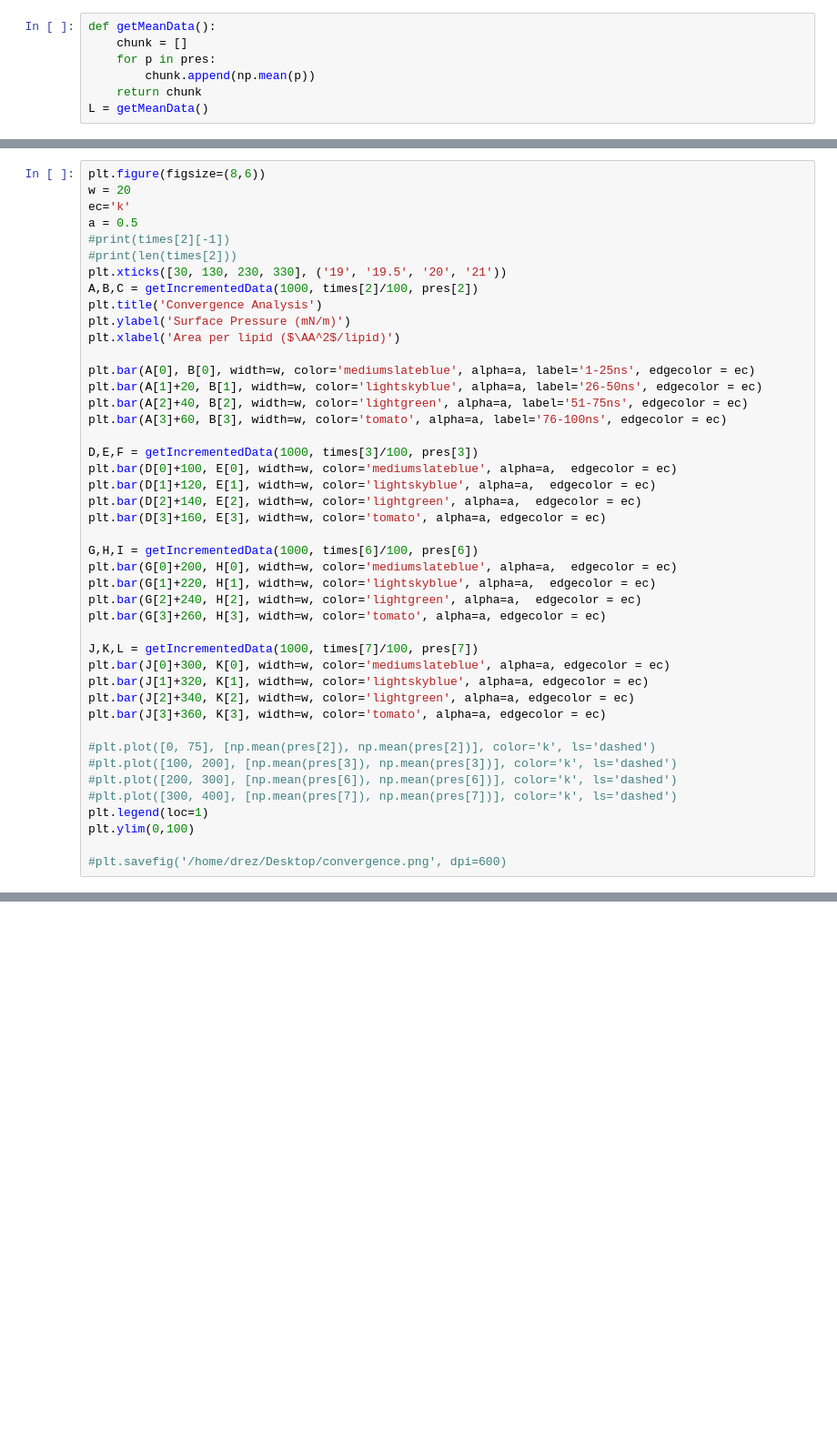
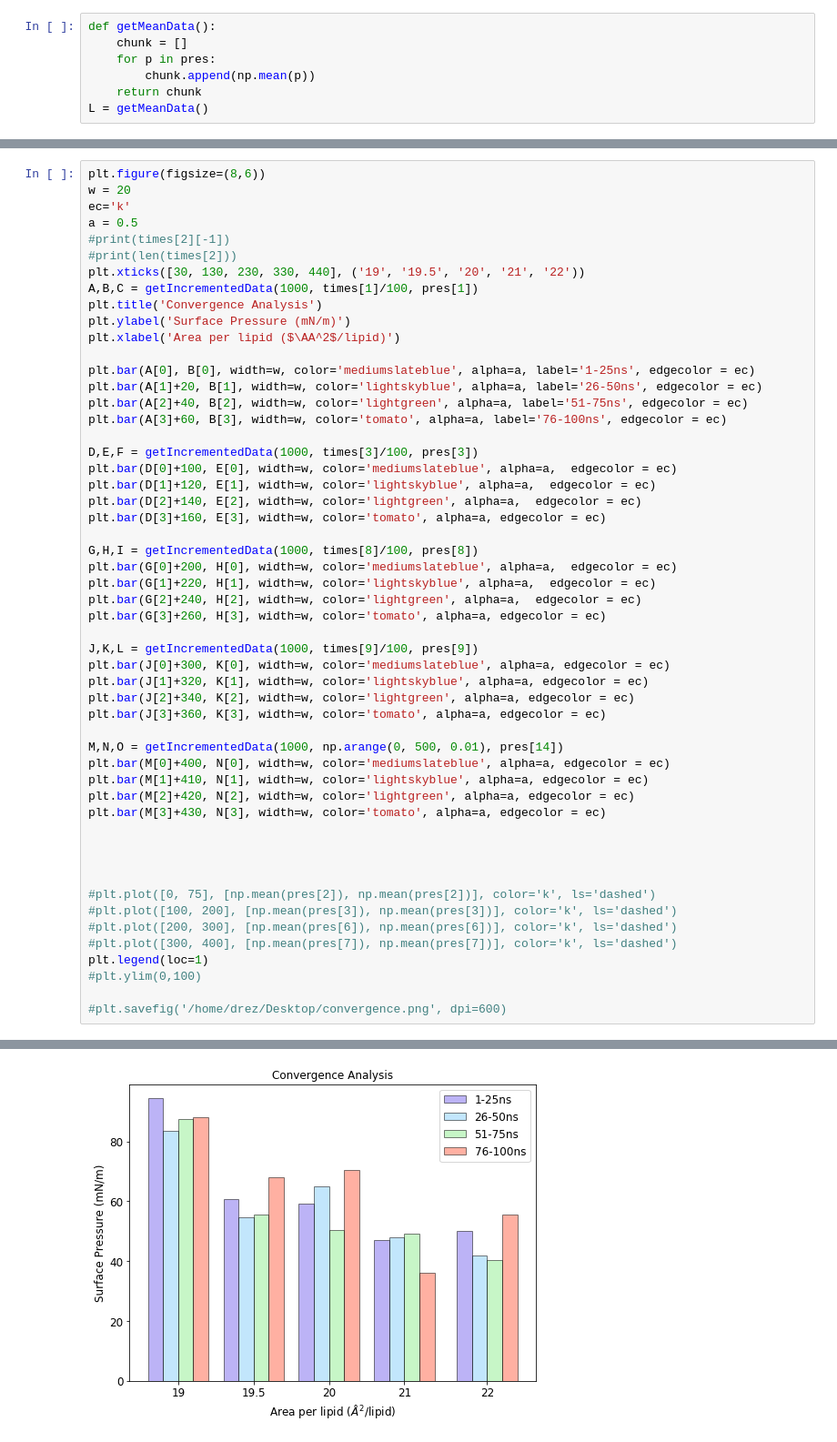
Before and after one commit to fearlessroad/mixed-monolayers, a Jupyter notebook: si_figures/surf-ten_convergence.ipynb, the cells around one changed output, grey strips where cells are left out. Shown at 91% size. Drawn from its saved outputs; the diff is of its cells as text; blank space fills up the shorter version.

```diff
--- a/si_figures/surf-ten_convergence.ipynb
+++ b/si_figures/surf-ten_convergence.ipynb
@@ -146,8 +184,8 @@ ec='k'
 a = 0.5
 #print(times[2][-1])
 #print(len(times[2]))
-plt.xticks([30, 130, 230, 330], ('19', '19.5', '20', '21'))
-A,B,C = getIncrementedData(1000, times[2]/100, pres[2])
+plt.xticks([30, 130, 230, 330, 440], ('19', '19.5', '20', '21', '22'))
+A,B,C = getIncrementedData(1000, times[1]/100, pres[1])
 plt.title('Convergence Analysis')
 plt.ylabel('Surface Pressure (mN/m)')
 plt.xlabel('Area per lipid ($\AA^2$/lipid)')
@@ -163,23 +201,33 @@ plt.bar(D[1]+120, E[1], width=w, color='lightskyblue', alpha=a,  edgecolor = ec)
 plt.bar(D[2]+140, E[2], width=w, color='lightgreen', alpha=a,  edgecolor = ec)
 plt.bar(D[3]+160, E[3], width=w, color='tomato', alpha=a, edgecolor = ec)
 
-G,H,I = getIncrementedData(1000, times[6]/100, pres[6])
+G,H,I = getIncrementedData(1000, times[8]/100, pres[8])
 plt.bar(G[0]+200, H[0], width=w, color='mediumslateblue', alpha=a,  edgecolor = ec)
 plt.bar(G[1]+220, H[1], width=w, color='lightskyblue', alpha=a,  edgecolor = ec)
 plt.bar(G[2]+240, H[2], width=w, color='lightgreen', alpha=a,  edgecolor = ec)
 plt.bar(G[3]+260, H[3], width=w, color='tomato', alpha=a, edgecolor = ec)
 
-J,K,L = getIncrementedData(1000, times[7]/100, pres[7])
+J,K,L = getIncrementedData(1000, times[9]/100, pres[9])
 plt.bar(J[0]+300, K[0], width=w, color='mediumslateblue', alpha=a, edgecolor = ec)
 plt.bar(J[1]+320, K[1], width=w, color='lightskyblue', alpha=a, edgecolor = ec)
 plt.bar(J[2]+340, K[2], width=w, color='lightgreen', alpha=a, edgecolor = ec)
 plt.bar(J[3]+360, K[3], width=w, color='tomato', alpha=a, edgecolor = ec)
+
+M,N,O = getIncrementedData(1000, np.arange(0, 500, 0.01), pres[14])
+plt.bar(M[0]+400, N[0], width=w, color='mediumslateblue', alpha=a, edgecolor = ec)
+plt.bar(M[1]+410, N[1], width=w, color='lightskyblue', alpha=a, edgecolor = ec)
+plt.bar(M[2]+420, N[2], width=w, color='lightgreen', alpha=a, edgecolor = ec)
+plt.bar(M[3]+430, N[3], width=w, color='tomato', alpha=a, edgecolor = ec)
+
+
+
 
 #plt.plot([0, 75], [np.mean(pres[2]), np.mean(pres[2])], color='k', ls='dashed')
 #plt.plot([100, 200], [np.mean(pres[3]), np.mean(pres[3])], color='k', ls='dashed')
 #plt.plot([200, 300], [np.mean(pres[6]), np.mean(pres[6])], color='k', ls='dashed')
 #plt.plot([300, 400], [np.mean(pres[7]), np.mean(pres[7])], color='k', ls='dashed')
 plt.legend(loc=1)
-plt.ylim(0,100)
+#plt.ylim(0,100)
 
 #plt.savefig('/home/drez/Desktop/convergence.png', dpi=600)
+# %% [output]
@@ -186,3 +235,4 @@ plt.ylim(0,100)
+[figure, added]
 # %%
 plt.figure(figsize=(8,6))
 plt.subplot(111)
```
Also changed, not shown: parts of 10 cells of this notebook, 8 other files.
